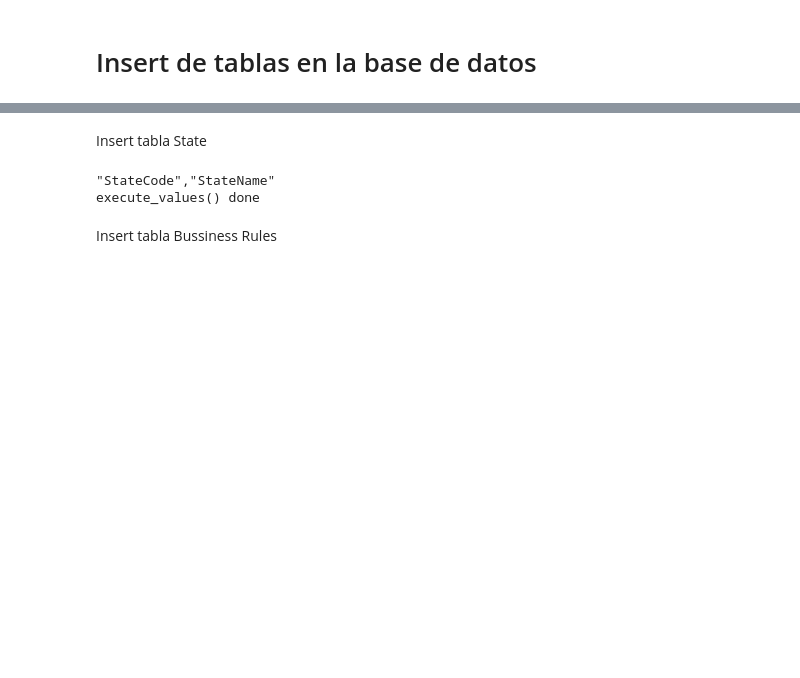
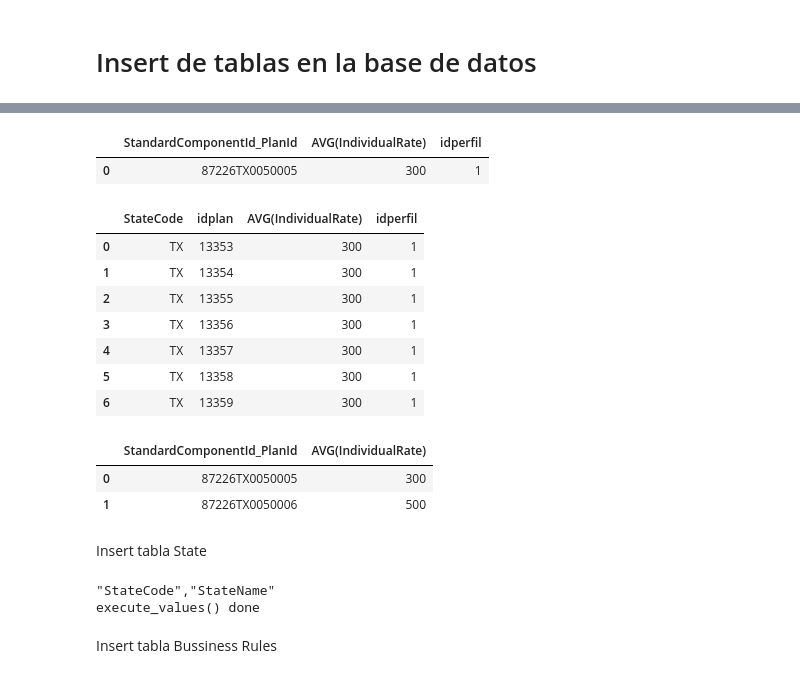
Before and after one commit to CarlosAlvarado-git/Proyecto_Final_BI, a Jupyter notebook: DataPreparation.ipynb, the cells around one changed output, grey strips where cells are left out. Saved outputs shown, nothing was run; the diff lists cells and outputs as text; code cells hidden in the pictures; blank space fills up the shorter version.

```diff
--- a/DataPreparation.ipynb
+++ b/DataPreparation.ipynb
@@ -1163,3 +1165,6 @@ perfiles
 | 27 | TN | 25 | 29 | 625.00 | 833.32 | No | 1 | ... |
 | 28 | TN | 30 | 34 | 625.00 | 833.32 | No | 1 | ... |
 | 29 | TN | 35 | 39 | 625.00 | 833.32 | Yes | 2 | ... |
+# %%
+Planes = Planes.rename(columns={'StateCode_x': 'StateCode', 'MarketCoverage_y': 'MarketCoverage'})
+Planes.columns
@@ -1178,0 +1257,27 @@ Se basa en lo que tiene la tabla Planes y Planes"""
+# %%
+df_ejemplo = pd.DataFrame({'StandardComponentId_PlanId': ['87226TX0050005'], 'AVG(IndividualRate)': [300], 'idperfil': [1]})
+df_ejemplo
+# %% [output]
+|  | StandardComponentId_PlanId | AVG(IndividualRate) | idperfil |
+| 0 | 87226TX0050005 | 300 | 1 |
+# %%
+# select airport_ident, type, description, frequency_mhz from airport_freq join airports on airport_freq.airport_ref = airports.id where airports.ident = 'KLAX'
+#planes
+#airport_freq.merge(airports[airports.ident == 'KLAX'][['id']], left_on='airport_ref', right_on='id', how='inner')[['airport_ident', 'type', 'description', 'frequency_mhz']]
+Planes.merge(df_ejemplo, left_on='StandardComponentId', right_on='StandardComponentId_PlanId', how='inner')[['StateCode','idplan', 'AVG(IndividualRate)', 'idperfil']]
+# %% [output]
+|  | StateCode | idplan | AVG(IndividualRate) | idperfil |
+| 0 | TX | 13353 | 300 | 1 |
+| 1 | TX | 13354 | 300 | 1 |
+| 2 | TX | 13355 | 300 | 1 |
+| 3 | TX | 13356 | 300 | 1 |
+| 4 | TX | 13357 | 300 | 1 |
+| 5 | TX | 13358 | 300 | 1 |
+| 6 | TX | 13359 | 300 | 1 |
+# %%
+d = pd.DataFrame({'StandardComponentId_PlanId': ['87226TX0050005', '87226TX0050006'], 'AVG(IndividualRate)': [300,500]})
+d
+# %% [output]
+|  | StandardComponentId_PlanId | AVG(IndividualRate) |
+| 0 | 87226TX0050005 | 300 |
+| 1 | 87226TX0050006 | 500 |
```
Also changed, not shown: parts of 9 cells of this notebook.
